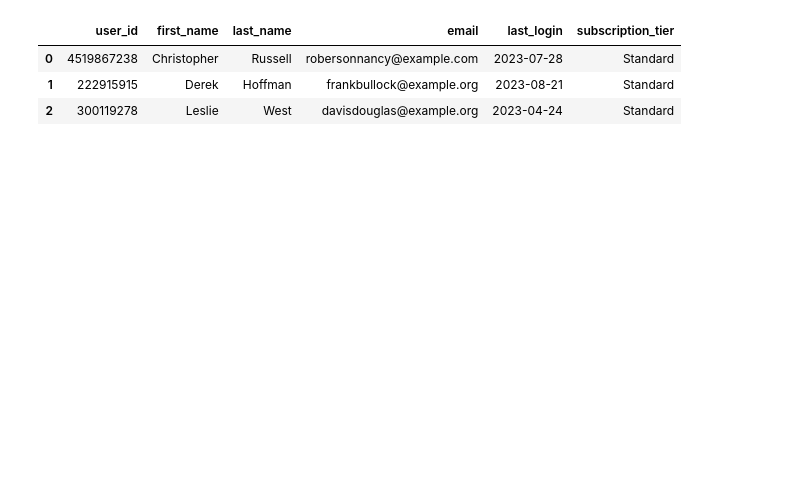
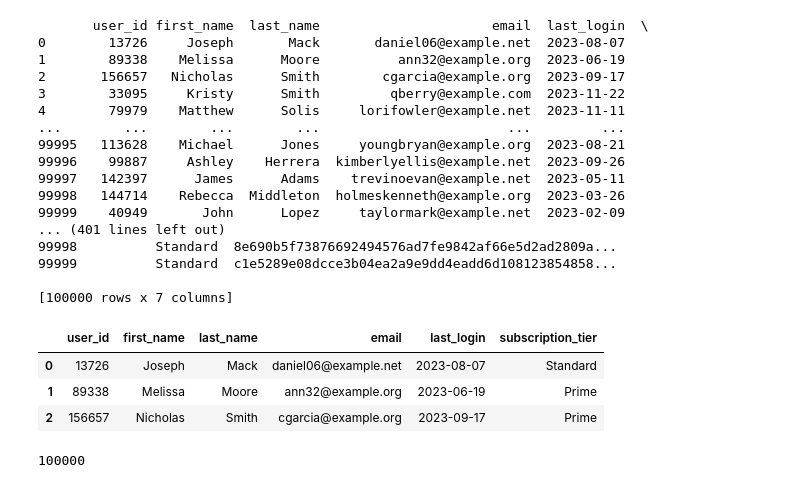
Before and after one commit to jesusmcaro/Fablr, a Jupyter notebook: 00_scratch.ipynb, the cells around one changed output. Saved outputs shown, nothing was run; the diff lists cells and outputs as text; code cells hidden in the pictures; blank space fills up the shorter version.

```diff
--- a/00_scratch.ipynb
+++ b/00_scratch.ipynb
@@ -9,24 +9,45 @@ gen.set_seed(123)
 # %%
 from datetime import datetime as dt
 date_format = '%Y-%m-%d'
 users_dict = {
-  'user_id': {'provider':'random_int', 'unique': True, 'kwargs':{"min":0, "max": 1e10}},
+  'user_id': {'provider':'random_int', 'kwargs':{"min":0, "max": 2e5}},
   'first_name': {'provider': 'first_name', 'kwargs': {}},
   'last_name': {'provider': 'last_name', 'kwargs': {}},
   'email': {'provider': 'email', 'kwargs': {}},
   'last_login': {'provider': 'date_between_dates',
                  'kwargs': {'date_start': dt.strptime('2023-01-01', date_format), 'date_end': dt.strptime('2023-12-01', date_format)}},
   'subscription_tier' : {'provider': 'sample_list',
                          'kwargs':{'list':["Prime", "Standard"], 'unique': False}}
 }
 
-users_df = gen.generate_dataframe(10000, users_dict)
+users_df = gen.generate_dataframe(100000, users_dict, primary_keys=['user_id'])
 users_df.head(3)
 # %% [output]
+       user_id first_name  last_name                      email  last_login  \
+0        13726     Joseph       Mack       daniel06@example.net  2023-08-07
+1        89338    Melissa      Moore          ann32@example.org  2023-06-19
+2       156657   Nicholas      Smith        cgarcia@example.org  2023-09-17
+3        33095     Kristy      Smith         qberry@example.com  2023-11-22
+4        79979    Matthew      Solis     lorifowler@example.net  2023-11-11
+...        ...        ...        ...                        ...         ...
+99995   113628    Michael      Jones     youngbryan@example.org  2023-08-21
+99996    99887     Ashley    Herrera  kimberlyellis@example.net  2023-09-26
+99997   142397      James      Adams    trevinoevan@example.net  2023-05-11
+99998   144714    Rebecca  Middleton  holmeskenneth@example.org  2023-03-26
+99999    40949       John      Lopez     taylormark@example.net  2023-02-09
+... (401 lines left out)
+99998          Standard  8e690b5f73876692494576ad7fe9842af66e5d2ad2809a...
+99999          Standard  c1e5289e08dcce3b04ea2a9e9dd4eadd6d108123854858...
+
+[100000 rows x 7 columns]
 |  | user_id | first_name | last_name | email | last_login | subscription_tier |
-| 0 | 4519867238 | Christopher | Russell | robersonnancy@example.com | 2023-07-28 | Standard |
-| 1 | 222915915 | Derek | Hoffman | frankbullock@example.org | 2023-08-21 | Standard |
-| 2 | 300119278 | Leslie | West | davisdouglas@example.org | 2023-04-24 | Standard |
+| 0 | 13726 | Joseph | Mack | daniel06@example.net | 2023-08-07 | Standard |
+| 1 | 89338 | Melissa | Moore | ann32@example.org | 2023-06-19 | Prime |
+| 2 | 156657 | Nicholas | Smith | cgarcia@example.org | 2023-09-17 | Prime |
+# %%
+users_df["user_id"].drop_duplicates().shape[0]
+# %% [output]
+100000
 # %%
 events_dict = {
     'event_id': {'provider':'bothify', 'kwargs':{'text': 'eid_????-#####'}},
```
Also changed, not shown: parts of 5 cells of this notebook, 5 other files.
